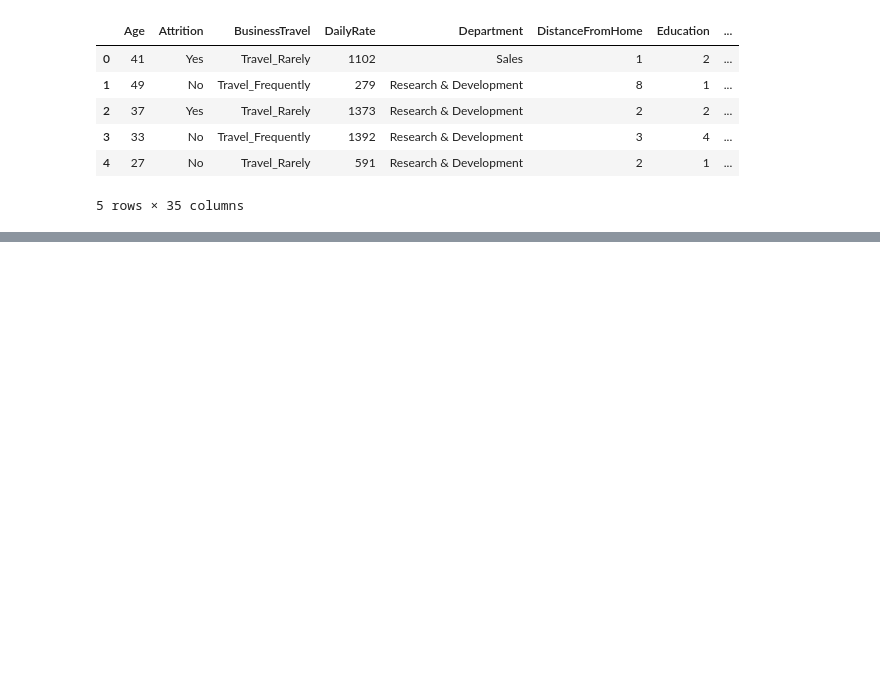
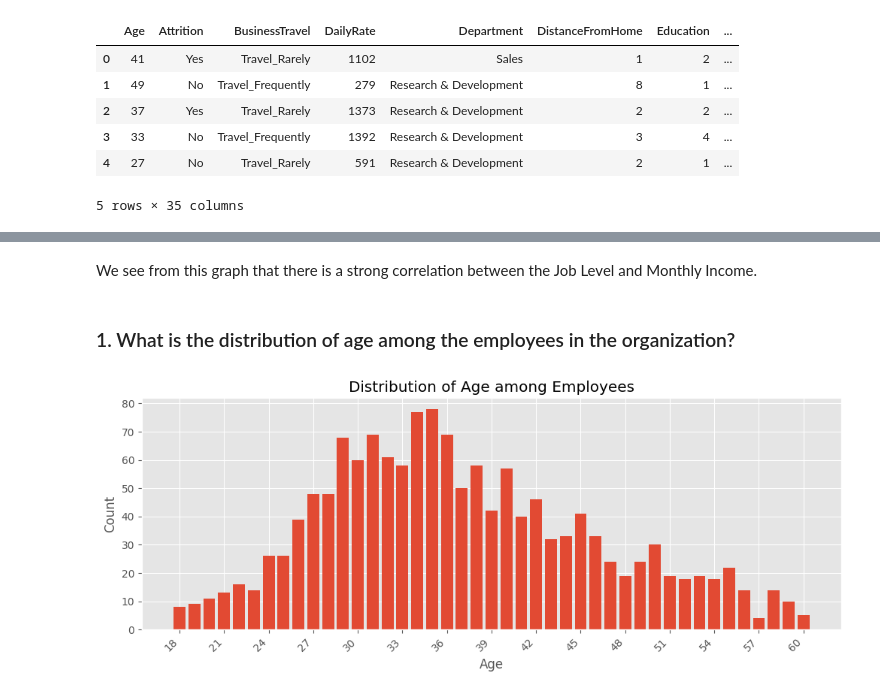
Before and after one commit to Imokut/SVM, a Jupyter notebook: main.ipynb, the cells around one changed output, grey strips where cells are left out. Drawn from its saved outputs; the diff is of its cells as text; code cells hidden in the pictures; blank space fills up the shorter version.

```diff
--- a/main.ipynb
+++ b/main.ipynb
@@ -159,0 +199,31 @@ Other questions should follow here
+# %% [markdown]
+We see from this graph that there is a strong correlation between the Job Level and Monthly Income.
+# %% [markdown]
+
+### 1. What is the distribution of age among the employees in the organization?
+# %%
+min_age = df['Age'].min()
+max_age = df['Age'].max()
+min_age, max_age
+# Define the number of bins and calculate the bin width
+num_bins = 10
+bin_width = (max_age - min_age) / num_bins
+
+ages = df['Age']
+
+# Calculate the count of each age
+unique_ages, counts = np.unique(ages, return_counts=True)
+
+# Plotting the counts per age
+plt.figure(figsize=(12,4))
+plt.bar(unique_ages, counts)
+plt.xlabel('Age')
+plt.ylabel('Count')
+plt.title('Distribution of Age among Employees')
+
+# Set x-ticks for every age in the range 18 to 60
+plt.xticks(range(18, 61,3), rotation= 45, ha='right')
+
+plt.show()
+# %% [output]
+[figure, added]
```
Also changed, not shown: parts of 71 cells of this notebook.
